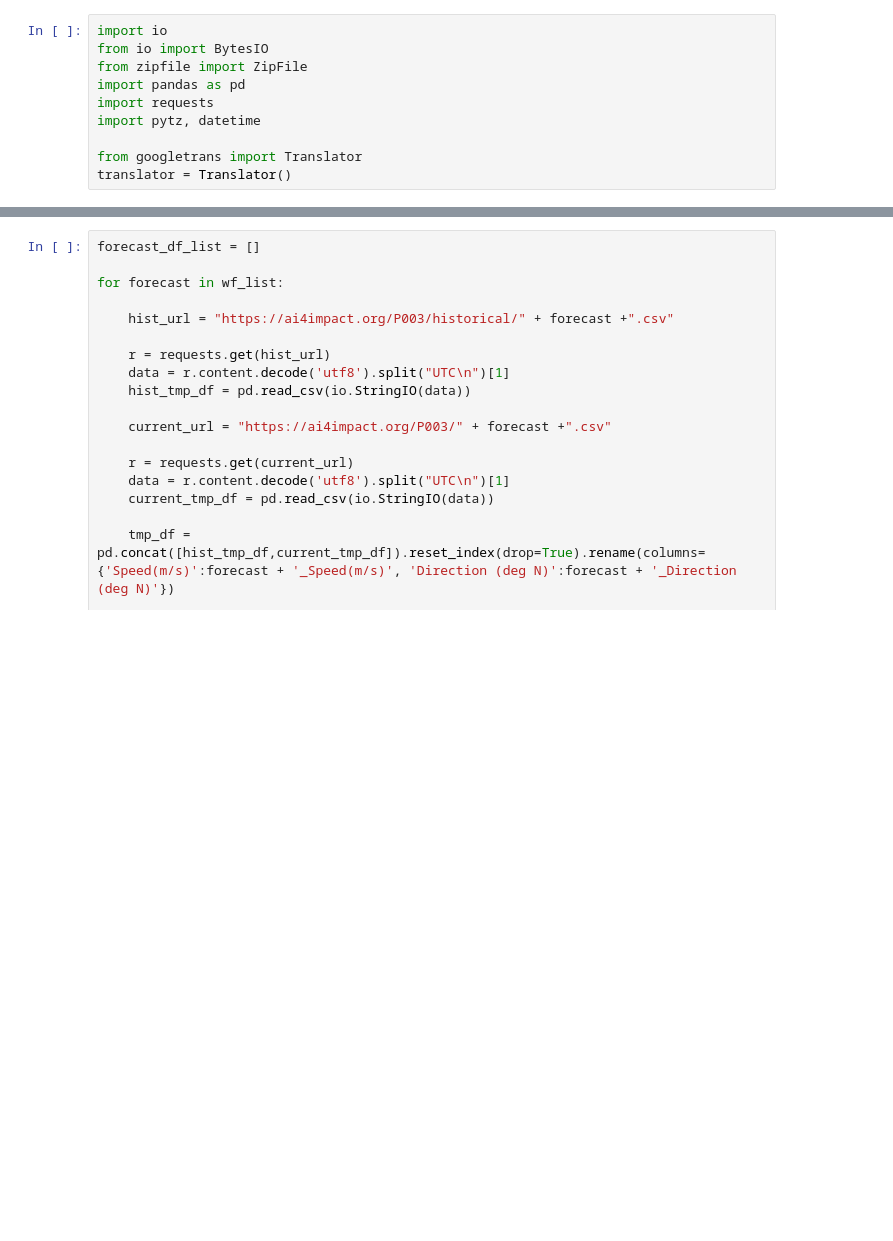
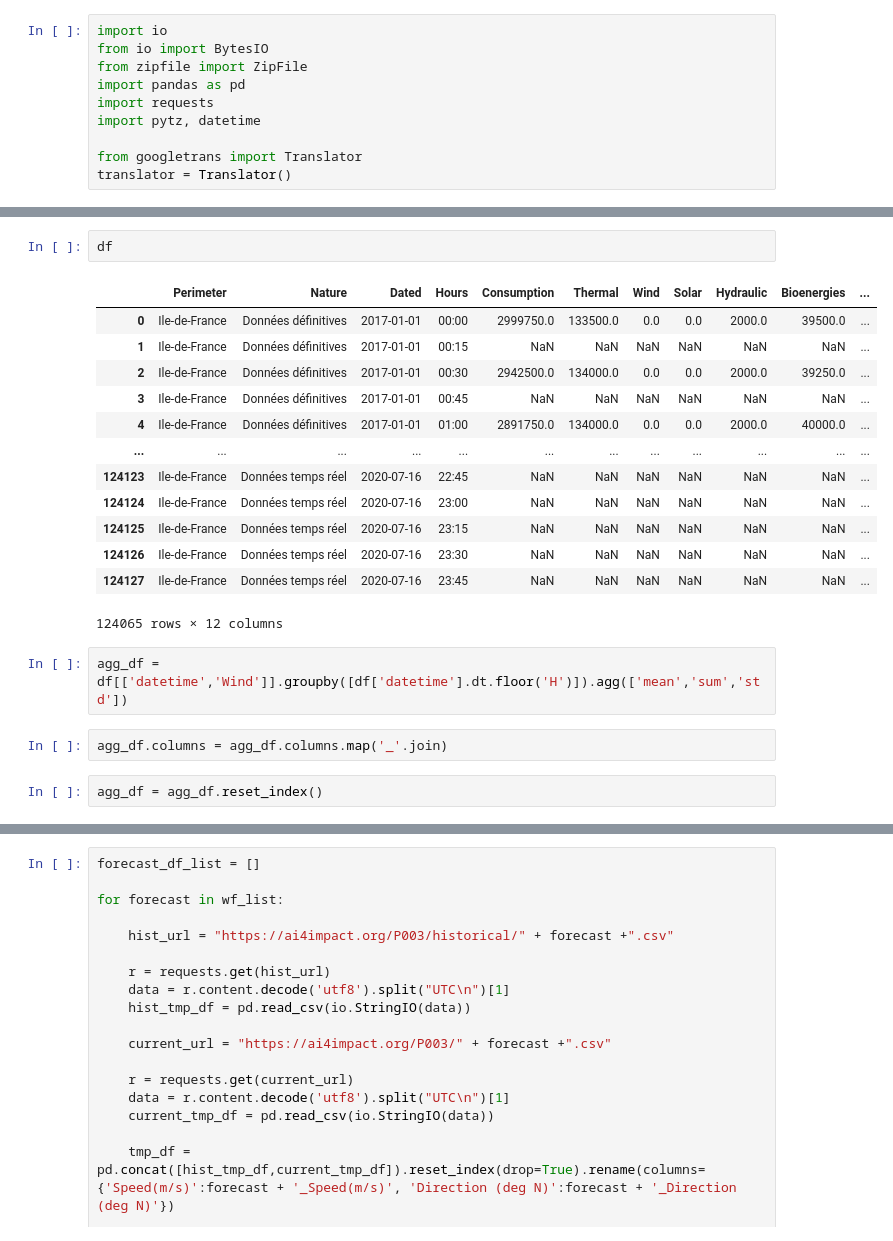
Before and after one commit to wesley34/ai4impactProject2, a Jupyter notebook: data-crawler/ai4impact-crawler.ipynb, the cells around one changed output, grey strips where cells are left out. Drawn from its saved outputs; the diff is of its cells as text; blank space fills up the shorter version.

```diff
--- a/data-crawler/ai4impact-crawler.ipynb
+++ b/data-crawler/ai4impact-crawler.ipynb
@@ -66,0 +116,22 @@ File in zip: eCO2mix_RTE_En-cours-TR.xls
+# %%
+df
+# %% [output]
+|  | Perimeter | Nature | Dated | Hours | Consumption | Thermal | Wind | Solar | Hydraulic | Bioenergies | ... |
+| 0 | Ile-de-France | Données définitives | 2017-01-01 | 00:00 | 2999750.0 | 133500.0 | 0.0 | 0.0 | 2000.0 | 39500.0 | ... |
+| 1 | Ile-de-France | Données définitives | 2017-01-01 | 00:15 | NaN | NaN | NaN | NaN | NaN | NaN | ... |
+| 2 | Ile-de-France | Données définitives | 2017-01-01 | 00:30 | 2942500.0 | 134000.0 | 0.0 | 0.0 | 2000.0 | 39250.0 | ... |
+| 3 | Ile-de-France | Données définitives | 2017-01-01 | 00:45 | NaN | NaN | NaN | NaN | NaN | NaN | ... |
+| 4 | Ile-de-France | Données définitives | 2017-01-01 | 01:00 | 2891750.0 | 134000.0 | 0.0 | 0.0 | 2000.0 | 40000.0 | ... |
+| ... | ... | ... | ... | ... | ... | ... | ... | ... | ... | ... | ... |
+| 124123 | Ile-de-France | Données temps réel | 2020-07-16 | 22:45 | NaN | NaN | NaN | NaN | NaN | NaN | ... |
+| 124124 | Ile-de-France | Données temps réel | 2020-07-16 | 23:00 | NaN | NaN | NaN | NaN | NaN | NaN | ... |
+| 124125 | Ile-de-France | Données temps réel | 2020-07-16 | 23:15 | NaN | NaN | NaN | NaN | NaN | NaN | ... |
+| 124126 | Ile-de-France | Données temps réel | 2020-07-16 | 23:30 | NaN | NaN | NaN | NaN | NaN | NaN | ... |
+| 124127 | Ile-de-France | Données temps réel | 2020-07-16 | 23:45 | NaN | NaN | NaN | NaN | NaN | NaN | ... |
+124065 rows × 12 columns
+# %%
+agg_df = df[['datetime','Wind']].groupby([df['datetime'].dt.floor('H')]).agg(['mean','sum','std'])
+# %%
+agg_df.columns = agg_df.columns.map('_'.join)
+# %%
+agg_df = agg_df.reset_index()
```
Also changed, not shown: parts of 23 cells of this notebook, 2 other files.
